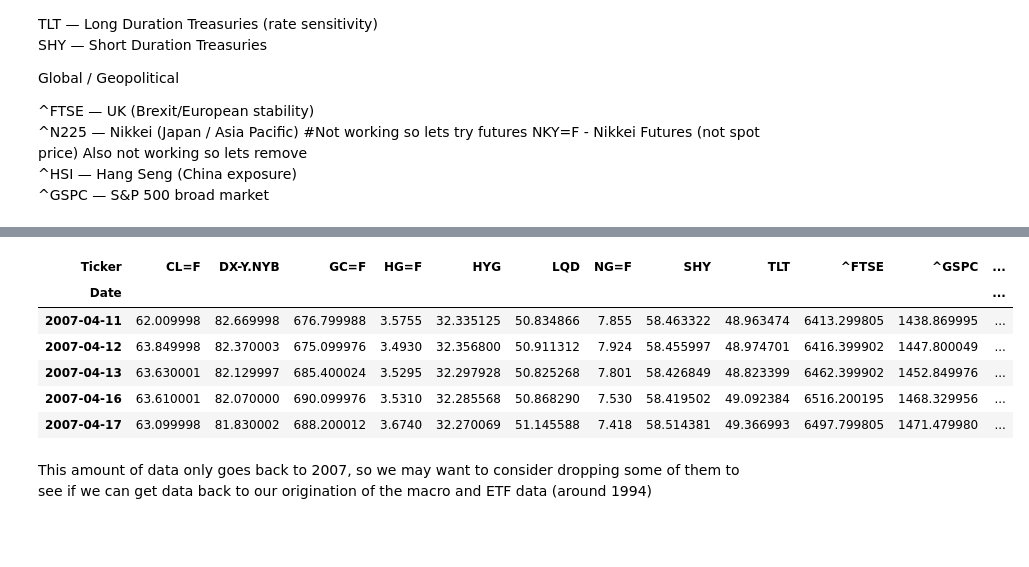
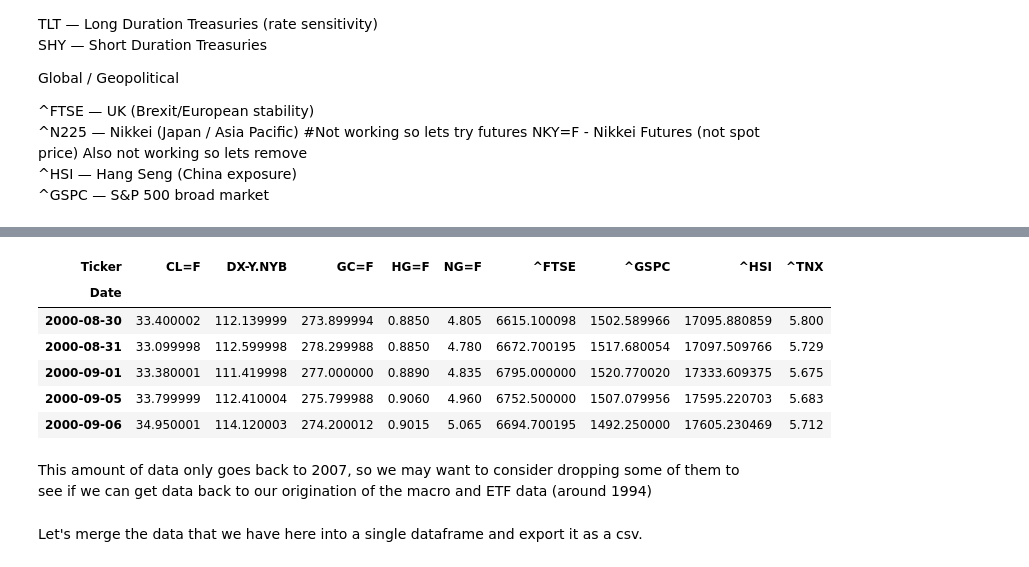
Before and after one commit to tmacpherson6/investment_advisor_dashboard_capstone, a Jupyter notebook: Tom's Notebook 3 - yfinance web scrapping notebook.ipynb, the cells around one changed output, grey strips where cells are left out. Cells and saved outputs as stored; diff of their text form; code cells hidden in the pictures; blank space fills up the shorter version.

Commit message:
Updated to get all ETF and index data from yfinance

```diff
--- a/Tom's Notebook 3 - yfinance web scrapping notebook.ipynb
+++ b/Tom's Notebook 3 - yfinance web scrapping notebook.ipynb
@@ -133,13 +135,15 @@ prices_indicies = yf.download(indicies, period='max', auto_adjust=True)['Close']
 # %%
-prices_indicies.dropna(inplace=True)
+#prices_indicies.dropna(inplace=True)
 prices_indicies.head()
 # %% [output]
-| Ticker | CL=F | DX-Y.NYB | GC=F | HG=F | HYG | LQD | NG=F | SHY | TLT | ^FTSE | ^GSPC | ... |
-| Date |  |  |  |  |  |  |  |  |  |  |  | ... |
-| 2007-04-11 | 62.009998 | 82.669998 | 676.799988 | 3.5755 | 32.335125 | 50.834866 | 7.855 | 58.463322 | 48.963474 | 6413.299805 | 1438.869995 | ... |
-| 2007-04-12 | 63.849998 | 82.370003 | 675.099976 | 3.4930 | 32.356800 | 50.911312 | 7.924 | 58.455997 | 48.974701 | 6416.399902 | 1447.800049 | ... |
-| 2007-04-13 | 63.630001 | 82.129997 | 685.400024 | 3.5295 | 32.297928 | 50.825268 | 7.801 | 58.426849 | 48.823399 | 6462.399902 | 1452.849976 | ... |
-| 2007-04-16 | 63.610001 | 82.070000 | 690.099976 | 3.5310 | 32.285568 | 50.868290 | 7.530 | 58.419502 | 49.092384 | 6516.200195 | 1468.329956 | ... |
-| 2007-04-17 | 63.099998 | 81.830002 | 688.200012 | 3.6740 | 32.270069 | 51.145588 | 7.418 | 58.514381 | 49.366993 | 6497.799805 | 1471.479980 | ... |
+| Ticker | CL=F | DX-Y.NYB | GC=F | HG=F | NG=F | ^FTSE | ^GSPC | ^HSI | ^TNX |
+| Date |  |  |  |  |  |  |  |  |  |
+| 2000-08-30 | 33.400002 | 112.139999 | 273.899994 | 0.8850 | 4.805 | 6615.100098 | 1502.589966 | 17095.880859 | 5.800 |
+| 2000-08-31 | 33.099998 | 112.599998 | 278.299988 | 0.8850 | 4.780 | 6672.700195 | 1517.680054 | 17097.509766 | 5.729 |
+| 2000-09-01 | 33.380001 | 111.419998 | 277.000000 | 0.8890 | 4.835 | 6795.000000 | 1520.770020 | 17333.609375 | 5.675 |
+| 2000-09-05 | 33.799999 | 112.410004 | 275.799988 | 0.9060 | 4.960 | 6752.500000 | 1507.079956 | 17595.220703 | 5.683 |
+| 2000-09-06 | 34.950001 | 114.120003 | 274.200012 | 0.9015 | 5.065 | 6694.700195 | 1492.250000 | 17605.230469 | 5.712 |
 # %% [markdown]
 This amount of data only goes back to 2007, so we may want to consider dropping some of them to see if we can get data back to our origination of the macro and ETF data (around 1994)
+# %% [markdown]
+Let's merge the data that we have here into a single dataframe and export it as a csv.
```
Also changed, not shown: parts of 4 cells of this notebook, 1 other file.
